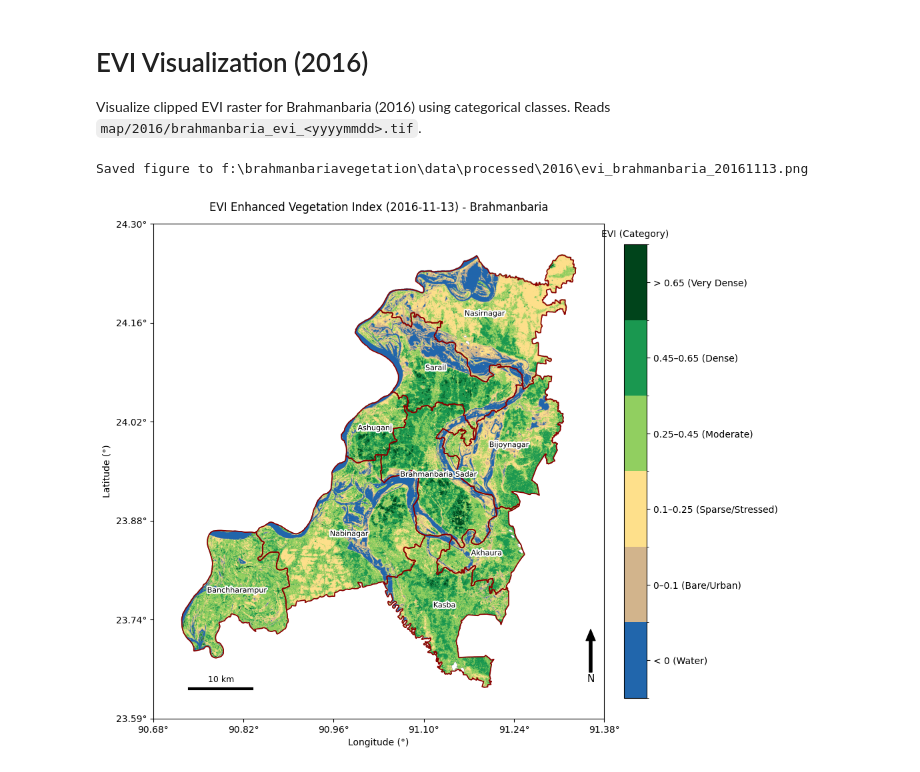
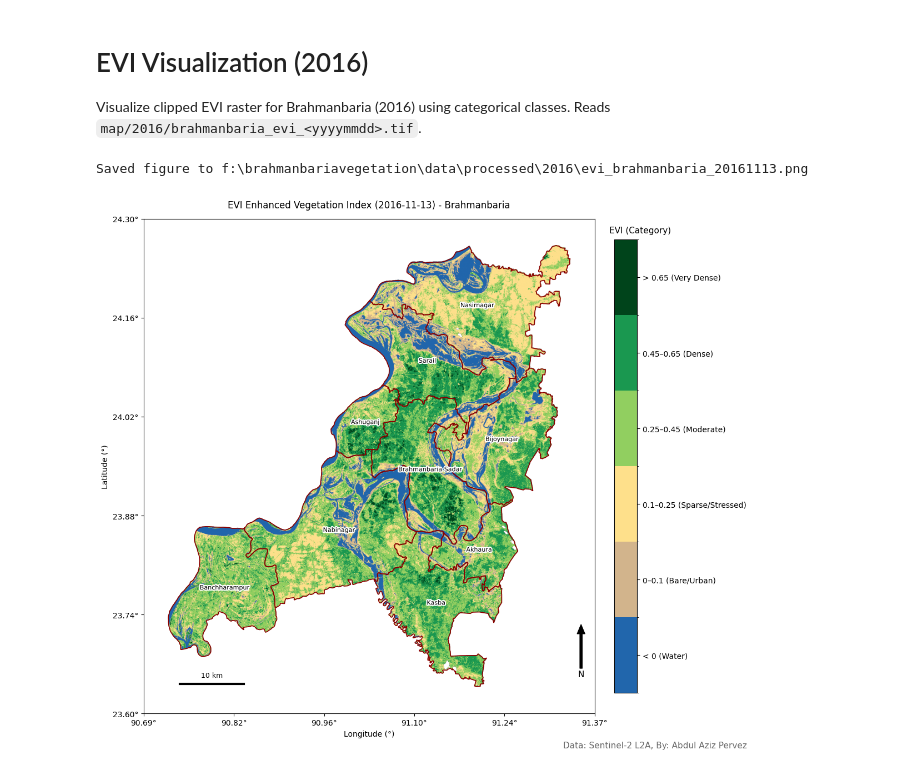
Before and after one commit to aazizbau/brahmanbariavegetation, a Jupyter notebook: notebooks/visualize_evi.ipynb, the cells around one changed output. Drawn from its saved outputs; the diff is of its cells as text; code cells hidden in the pictures.

Commit message:
Edit visualize_evi to add annotation

```diff
--- a/notebooks/visualize_evi.ipynb
+++ b/notebooks/visualize_evi.ipynb
@@ -247,7 +247,7 @@ import matplotlib.patheffects as pe
 # --------------------------------------------------
 # Axes padding (meters)
 # --------------------------------------------------
-pad_frac = 0.02
+pad_frac = 0.01  # 1% padding around the map
 dx = (extent[1] - extent[0]) * pad_frac
 dy = (extent[3] - extent[2]) * pad_frac
 
@@ -257,7 +257,7 @@ ylim_pad = (extent[2] - dy, extent[3] + dy)
 # --------------------------------------------------
 # Plot
 # --------------------------------------------------
-fig, ax = plt.subplots(figsize=(10, 10))
+fig, ax = plt.subplots(figsize=(12, 12))
 
 # im = ax.imshow(
 #     evi,
@@ -350,7 +350,8 @@ cbar = fig.colorbar(
     pad=0.04
 )
 cbar.ax.set_yticklabels(labels)
-cbar.ax.set_title("EVI (Category)", pad=8, fontsize=10)
+cbar.ax.set_title("EVI (Category)", pad=8, fontsize=11, x=1.15)
+
 
 # --------------------------------------------------
 # North arrow
@@ -366,32 +367,35 @@ ax.annotate(
     arrowprops=dict(facecolor="black", width=3, headwidth=10)
 )
 
 # --------------------------------------------------
 # Scale bar (10 km)
 # --------------------------------------------------
 scale_len_km = 10
 bar_len_m = scale_len_km * 1000
 
 x0 = xlim_pad[0] + 0.08 * (xlim_pad[1] - xlim_pad[0])
 y0 = ylim_pad[0] + 0.06 * (ylim_pad[1] - ylim_pad[0])
 
 ax.plot([x0, x0 + bar_len_m], [y0, y0], color="k", lw=3)
 ax.text(
     x0 + bar_len_m / 2,
     y0 + 0.01 * (ylim_pad[1] - ylim_pad[0]),
     f"{scale_len_km} km",
     ha="center",
     va="bottom",
     fontsize=9
 )
 
 # --------------------------------------------------
 # Save
 # --------------------------------------------------
 fig.subplots_adjust(left=0.08, right=0.82, top=0.93, bottom=0.08)
-plt.savefig(fig_path, dpi=300)
+fig.text(0.985, 0.08, "Data: Sentinel-2 L2A, By: Abdul Aziz Pervez",
+        ha="right", va="bottom", fontsize=11, color="dimgray")
+
+plt.savefig(fig_path, dpi=400, bbox_inches="tight")
 print(f"Saved figure to {fig_path}")
 plt.show()
 # %% [output]
 Saved figure to f:\brahmanbariavegetation\data\processed\2016\evi_brahmanbaria_20161113.png
-[figure, old version]
+[figure, new version]
```
